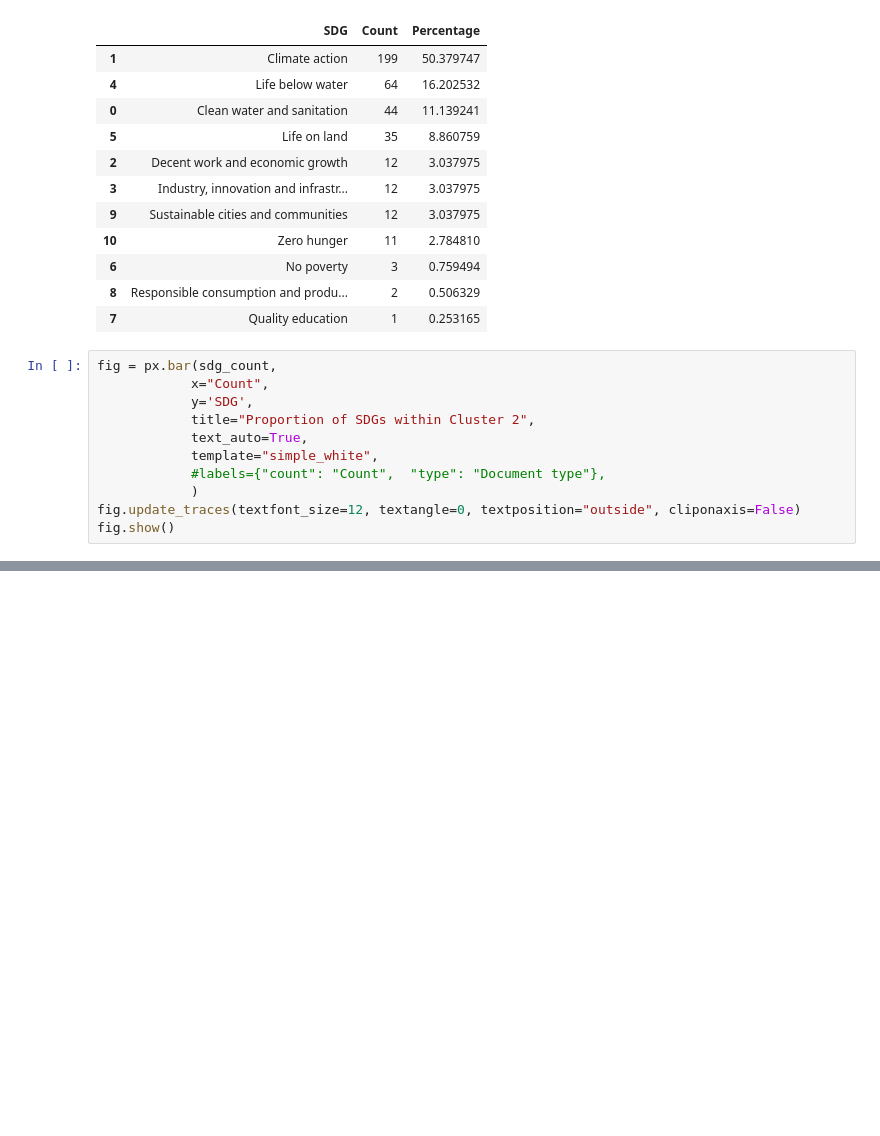
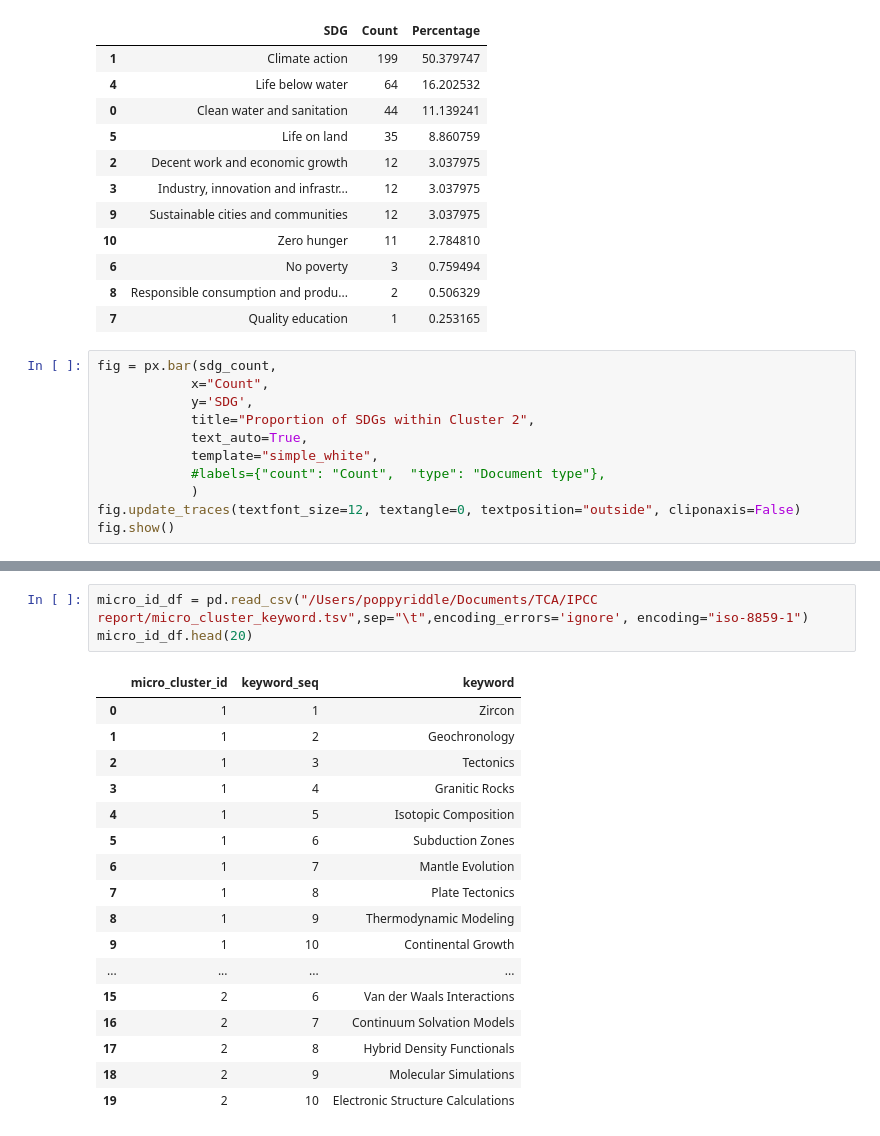
Before and after one commit to poppy-nicolette/IPCC_corpus, a Jupyter notebook: Corpus/descriptive_analysis/descriptive_analysis.ipynb, the cells around one changed output, grey strips where cells are left out. Drawn from its saved outputs; the diff is of its cells as text; blank space fills up the shorter version.

```diff
--- a/Corpus/descriptive_analysis/descriptive_analysis.ipynb
+++ b/Corpus/descriptive_analysis/descriptive_analysis.ipynb
@@ -369,0 +367,21 @@ fig.show()
+# %%
+micro_id_df = pd.read_csv("/Users/poppyriddle/Documents/TCA/IPCC report/micro_cluster_keyword.tsv",sep="\t",encoding_errors='ignore', encoding="iso-8859-1")
+micro_id_df.head(20)
+# %% [output]
+|  | micro_cluster_id | keyword_seq | keyword |
+| 0 | 1 | 1 | Zircon |
+| 1 | 1 | 2 | Geochronology |
+| 2 | 1 | 3 | Tectonics |
+| 3 | 1 | 4 | Granitic Rocks |
+| 4 | 1 | 5 | Isotopic Composition |
+| 5 | 1 | 6 | Subduction Zones |
+| 6 | 1 | 7 | Mantle Evolution |
+| 7 | 1 | 8 | Plate Tectonics |
+| 8 | 1 | 9 | Thermodynamic Modeling |
+| 9 | 1 | 10 | Continental Growth |
+| ... | ... | ... | ... |
+| 15 | 2 | 6 | Van der Waals Interactions |
+| 16 | 2 | 7 | Continuum Solvation Models |
+| 17 | 2 | 8 | Hybrid Density Functionals |
+| 18 | 2 | 9 | Molecular Simulations |
+| 19 | 2 | 10 | Electronic Structure Calculations |
```
Also changed, not shown: parts of 3 cells of this notebook.
